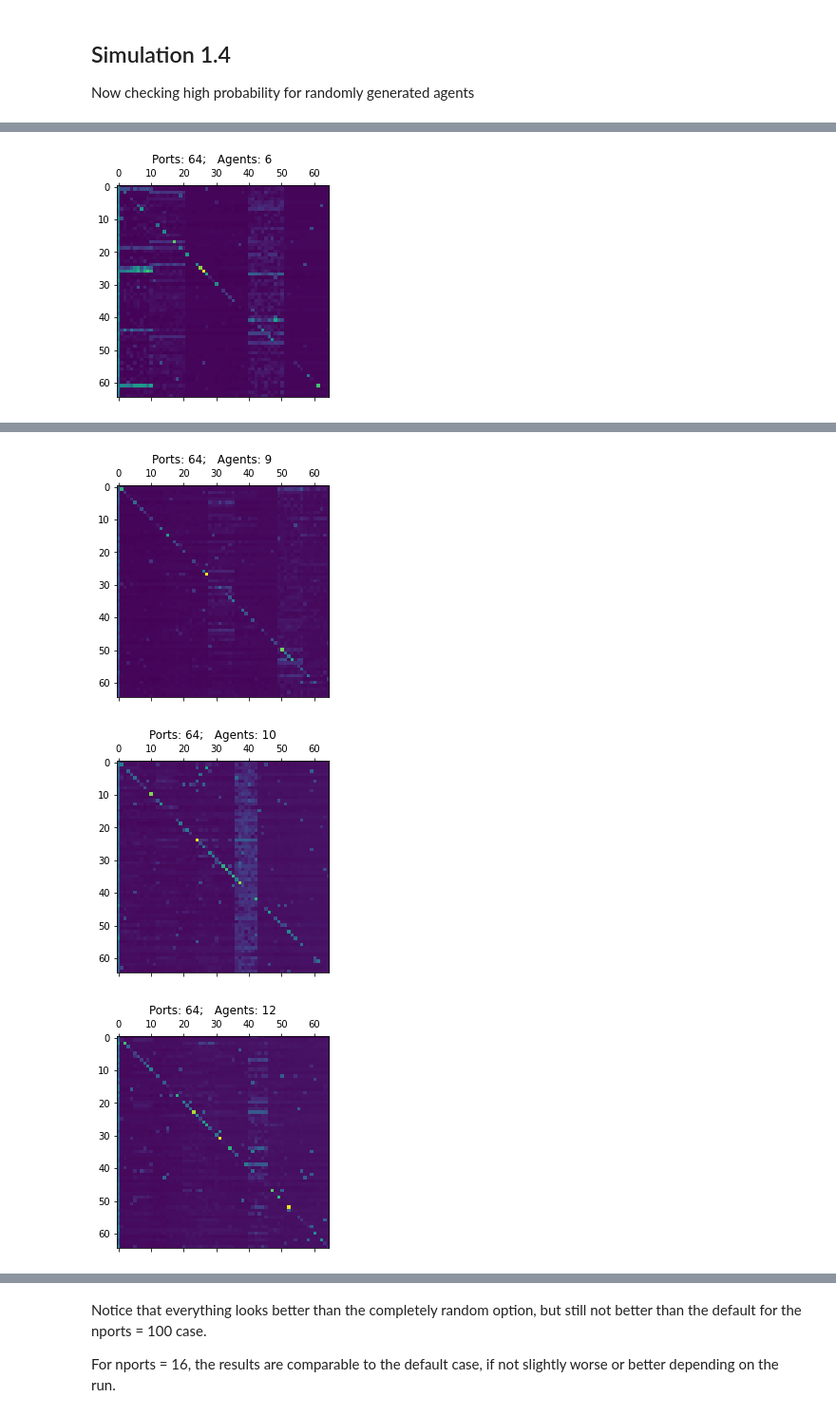
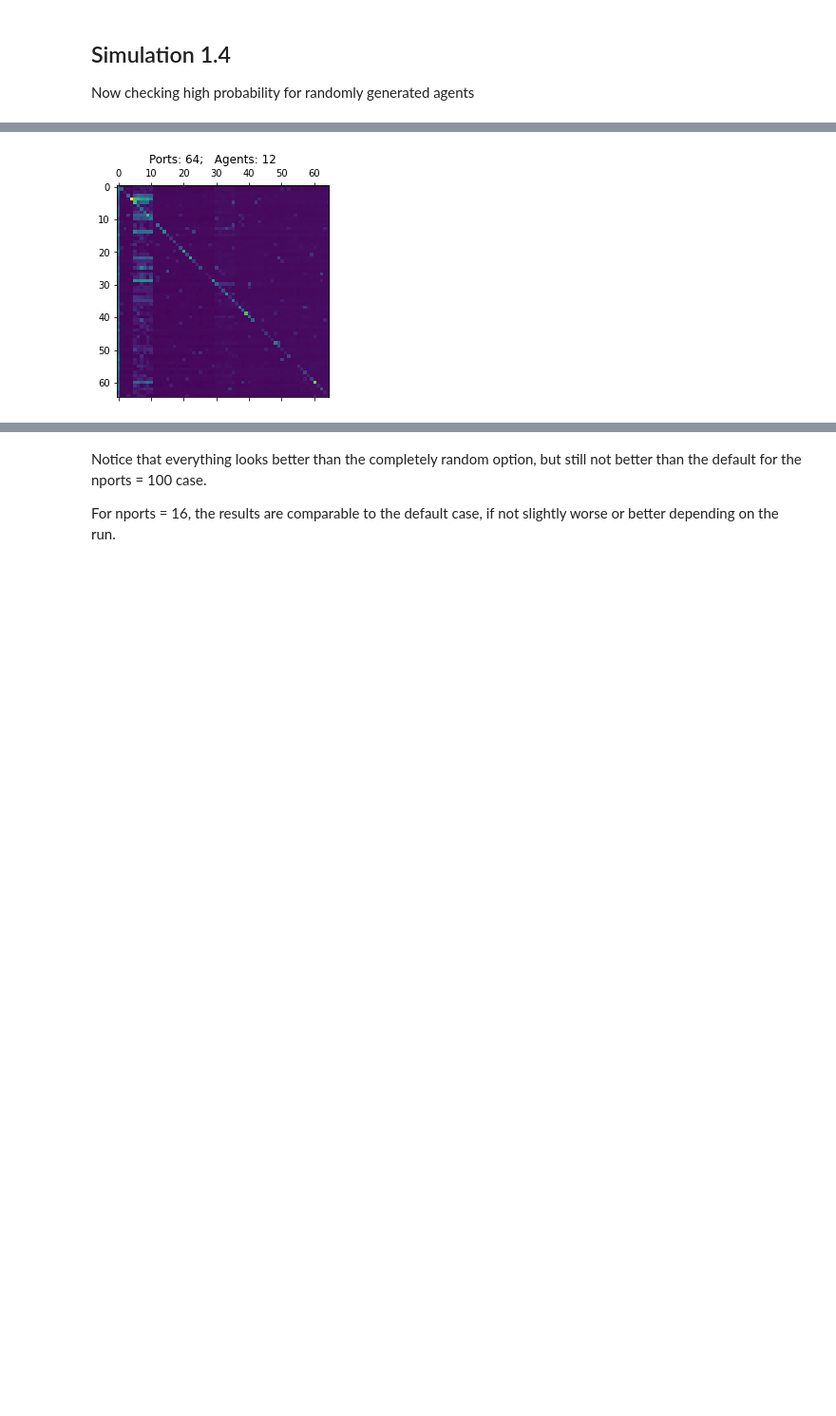
Before and after one commit to Trbenne/MATH-882-Final-Project, a Jupyter notebook: Simulation2/Simulation2.ipynb, the cells around one changed output, grey strips where cells are left out. Shown at 95% size. Cells and saved outputs as stored; diff of their text form; code cells hidden in the pictures; blank space fills up the shorter version.

```diff
--- a/Simulation2/Simulation2.ipynb
+++ b/Simulation2/Simulation2.ipynb
@@ -308,6 +310,6 @@ mission_report(ag_list,f"Ports: {nports};   Agents: {1}")
 # %%
 """
-Default Stuff
+Running 100 episodes for number of agents between 1 and nports
 """
 
 nports = 100
@@ -317,7 +319,8 @@ nepisodes = 100
 
 listy = sorted(list({nports//x for x in range(1,nports+1)}))
 # listy = sorted(list(listy)[:len(listy):len(listy)//5])
-# listy = listy[-5::]
+listy = listy[::2]
+all_steps = []
 for i in listy:
     n_agent = i
     slic = nports//n_agent
@@ -331,8 +334,6 @@ for i in listy:
         step = M(ag_list,env)
 
         steps.append(step)
-
+    all_steps.append(steps)
     mission_report(ag_list,f"Ports: {nports};   Agents: {n_agent}")
-
-# print(nports)
 # %% [output]
@@ -502,15 +512,17 @@ def assemble_team(num_agent,slic):
 
 # M, the agent handler (like 007)
 # Run the episodes for each agent
-# return the steps from each agent
+# return the average steps from each agent in the list
 def M(agent_list,env):
     steps = []
     for agent in agent_list:
         agent.reset(env)
         agent.run_episode()
-        steps.append(agent.steps)
+        steps.append(agent.step)
 
-    return steps
+    step = np.average(steps)
+
+    return step
 
 # Agents report on the success of their mission
 # combine the matrices from each agent into a final product
@@ -577,7 +589,8 @@ nepisodes = 100
 
 listy = sorted(list({nports//x for x in range(1,nports+1)}))
 # listy = sorted(list(listy)[:len(listy):len(listy)//5])
-listy = listy[-5::]
+listy = listy[::2]
+all_steps = []
 for i in listy:
     n_agent = i
     slic = nports//n_agent
@@ -591,6 +604,7 @@ for i in listy:
         step = M(ag_list,env)
 
         steps.append(step)
+    all_steps.append(steps)
 
     mission_report(ag_list,f"Ports: {nports};   Agents: {n_agent}")
 # %% [output]
@@ -601,0 +631,15 @@ for i in listy:
+# %%
+"""
+Plotting the average number of steps required for each value of n_agent
+
+The average appears to shoot up for more random agents
+"""
+
+# np.average(all_steps[0])
+num_agent_steps = []
+for x in all_steps:
+    num_agent_steps.append(np.average(x))
+
+print(num_agent_steps)
+print(listy)
+plt.plot(listy,num_agent_steps)
@@ -645,6 +694,8 @@ Now we'll see what happens if we start with less randomly generated agents
 Tested nports = 16 (took 4s)
 and
 nports = 100 (took 1m 18s)
+
+nports = 64
 """
 nports = 64
 
@@ -653,7 +704,8 @@ nepisodes = 100
 
 listy = sorted(list({nports//x for x in range(1,nports+1)}))
 # listy = sorted(list(listy)[:len(listy):len(listy)//5])
-# listy = listy[-5::]
+listy = listy[::2]
+all_steps = []
 for i in listy:
     n_agent = i
     slic = nports//n_agent
@@ -668,5 +720,6 @@ for i in listy:
 
         steps.append(step)
 
+    all_steps.append(steps)
     mission_report(ag_list,f"Ports: {nports};   Agents: {n_agent}")
 # %% [output]
@@ -678 +731 @@ for i in listy:
-[figure, old version]
+[figure, new version]
@@ -681,3 +733,0 @@ for i in listy:
-[figure, removed]
-[figure, removed]
-[figure, removed]
```
Also changed, not shown: parts of 23 cells of this notebook.
